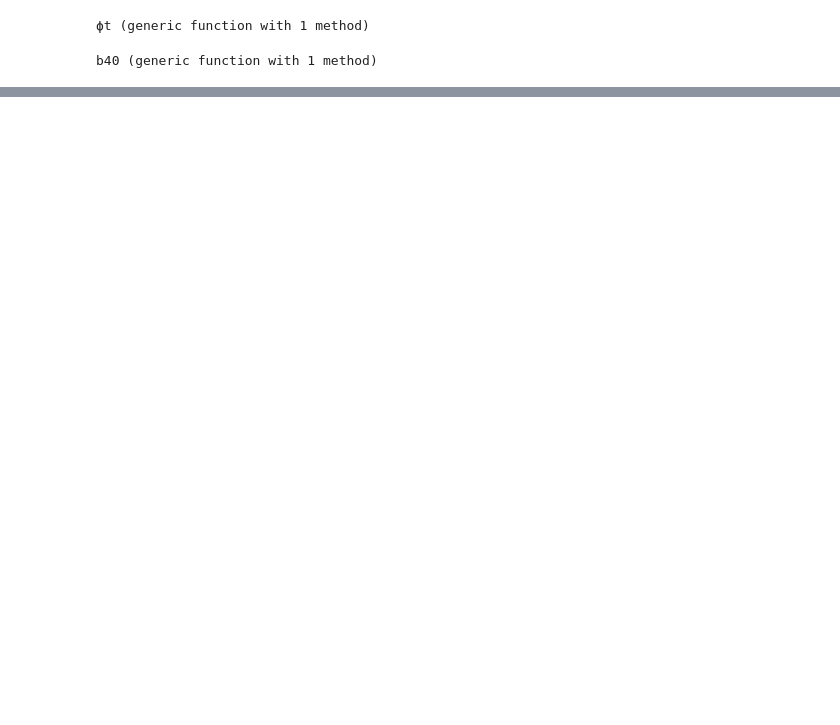
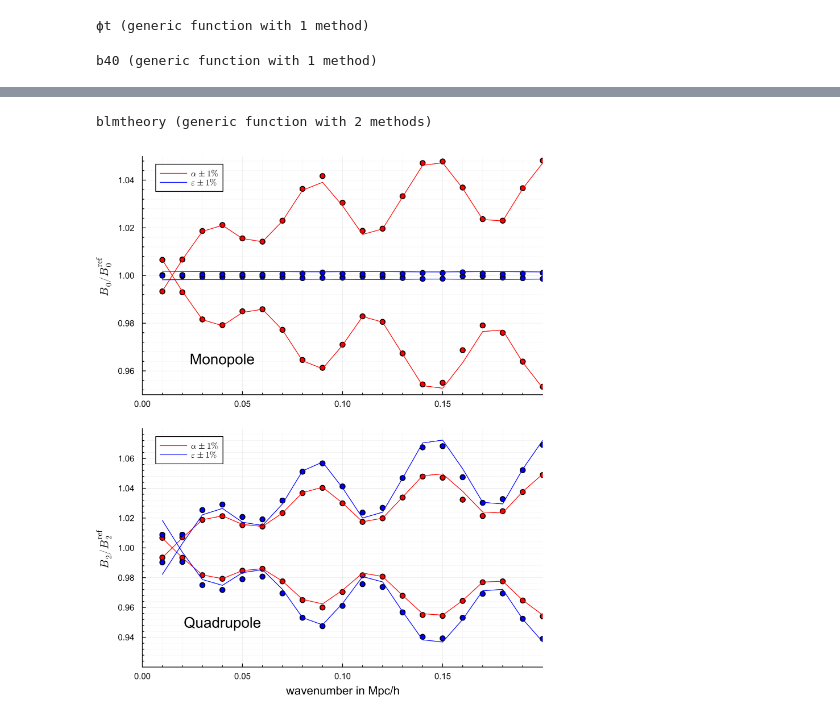
Before and after one commit to ladosamushia/BispectrumAP, a Jupyter notebook: BAOplots.ipynb, the cells around one changed output, grey strips where cells are left out. Cells and saved outputs as stored; diff of their text form; code cells hidden in the pictures; blank space fills up the shorter version.

```diff
--- a/BAOplots.ipynb
+++ b/BAOplots.ipynb
@@ -206,7 +189,7 @@ end
 function k1t(k1, k2, k3, μ, ϕ, αV, ϵ)
     Apar = αV*ϵ
     Aperp = αV/sqrt(ϵ)
-    ν = sqrt(1 - μ^2)
+    μ2, μ3, μ12, μ23, μ31, ν, ν2, ν3, ν12 = solve_triangular_geometry(μ, ϕ, k1, k2, k3)
     k1x = 0
     k1y = k1*ν
     k1z = k1*μ
@@ -215,23 +198,23 @@ end
 function k2t(k1, k2, k3, μ, ϕ, αV, ϵ)
     Apar = αV*ϵ
     Aperp = αV/sqrt(ϵ)
-    μ2, μ3, μ12, μ23, μ31 = solve_triangular_geometry(μ, ϕ, k1, k2, k3)
+    μ2, μ3, μ12, μ23, μ31, ν1, ν2, ν3, ν12 = solve_triangular_geometry(μ, ϕ, k1, k2, k3)
     k2par = μ2*k2
-    k2per = sqrt(1 - μ2^2)*k2
+    k2per = ν2*k2
     return sqrt(k2per^2*Aperp^2 + k2par^2*Apar^2)
 end
 function k3t(k1, k2, k3, μ, ϕ, αV, ϵ)
     Apar = αV*ϵ
     Aperp = αV/sqrt(ϵ)
-    μ2, μ3, μ12, μ23, μ31 = solve_triangular_geometry(μ, ϕ, k1, k2, k3)
+    μ2, μ3, μ12, μ23, μ31, ν1, ν2, ν3, ν12 = solve_triangular_geometry(μ, ϕ, k1, k2, k3)
     k3par = μ3*k3
-    k3per = sqrt(1 - μ3^2)*k3
+    k3per = ν3*k3
     return sqrt(k3per^2*Aperp^2 + k3par^2*Apar^2)
 end
 function μt(k1, k2, k3, μ, ϕ, αV, ϵ)
     Apar = αV*ϵ
     Aperp = αV/sqrt(ϵ)
-    ν = sqrt(1 - μ^2)
+    μ2, μ3, μ12, μ23, μ31, ν, ν2, ν3, ν12 = solve_triangular_geometry(μ, ϕ, k1, k2, k3)
     k1x = 0
     k1y = k1*ν
     k1z = k1*μ
@@ -240,7 +223,6 @@ end
 function ϕt(k1, k2, k3, μ, ϕ, αV, ϵ)
     Apar = αV*ϵ
     Aperp = αV/sqrt(ϵ)
-    ν = sqrt(1 - μ^2)
     return ϕ
 end
 # %% [output]
@@ -498,0 +286,7 @@ cos(π/3)
+# %%
+b00list = zeros(4, Nk);
+b20list = zeros(4, Nk);
+b40list = zeros(4, Nk);
+b00thlist = zeros(4, Nk);
+b20thlist = zeros(4, Nk);
+b40thlist = zeros(4, Nk);
@@ -498,0 +299,30 @@ cos(π/3)
+# %%
+function blmtheory(αV, ϵ, α12, α31)
+    δαV = 1 - αV
+    δϵ = 1 - ϵ
+
+    b0th = B00fid
+    b0th += (dB00k1 + dB00k2 + dB00k3)*δαV
+    b0th += dB20k1/sqrt(5)*δϵ
+    b0th += dB20k2.*(1 + 3*cos(2*α12))/4/sqrt(5)*δϵ
+    b0th += dB20k3.*(1 + 3*cos(2*α31))/4/sqrt(5)*δϵ
+    b0th += B20fid*3/sqrt(5)*δϵ
+
+    b2th = B20fid
+    b2th += (dB20k1 + dB20k2 + dB20k3)*δαV
+    b2th += (dB00k1/sqrt(5) + dB20k1*2/7 + dB40k1*6/7/sqrt(5))*δϵ
+    b2th += (dB00k2/4/sqrt(5) + dB20k2/14 + dB40k2*3/14/sqrt(5))*(1 + 3*cos(2*α12))*δϵ
+    b2th += (dB00k3/4/sqrt(5) + dB20k3/14 + dB40k3*3/14/sqrt(5))*(1 + 3*cos(2*α31))*δϵ
+    #b2th += (B20fid*3/7 + B40fid*6*sqrt(5)/7)*δϵ
+
+    b4th = B40fid
+    b4th += (dB40k1 + dB40k2 + dB40k3)*δαV
+    b4th += (dB20k1*6/7/sqrt(5) + dB40k1*20/77)*δϵ
+    b4th += (dB20k2*3/4/sqrt(5) + dB40k2*5/77)*(1 + 3*cos(2*α12))*δϵ
+    b4th += (dB20k3*3/14/sqrt(5) + dB40k3*5/77)*(1 + 3*cos(2*α31))*δϵ
+    b4th += (B20fid*(-12/7/sqrt(5)) + B40fid*(30/77))*δϵ
+
+    return b0th, b2th, b4th
+end
+# %% [output]
+blmtheory (generic function with 2 methods)
@@ -498,0 +333,30 @@ cos(π/3)
+# %%
+scatter(kgrid, b00list[1,:]./B00fid, label=:none, color=:red, layout=(2,1), size=(650, 800), dpi=300, subplot=1)
+scatter!(kgrid, b00list[2,:]./B00fid, label=:none, color=:red, subplot=1)
+scatter!(kgrid, b00list[3,:]./B00fid, label=:none, color=:blue, subplot=1)
+scatter!(kgrid, b00list[4,:]./B00fid, label=:none, color=:blue, subplot=1)
+
+plot!(kgrid, b00thlist[1,:]./B00fid, label=:none, color=:red, subplot=1)
+plot!(kgrid, b00thlist[2,:]./B00fid, label=L"\alpha \pm 1\%", color=:red, subplot=1)
+plot!(kgrid, b00thlist[3,:]./B00fid, label=:none, color=:blue, subplot=1)
+plot!(kgrid, b00thlist[4,:]./B00fid, label=L"\epsilon \pm 1\%", color=:blue, subplot=1, legend=:topleft)
+
+scatter!(kgrid, B20fid./b20list[1,:], label=:none, color=:red, subplot=2)
+scatter!(kgrid, B20fid./b20list[2,:], label=:none, color=:red, subplot=2)
+scatter!(kgrid, B20fid./b20list[3,:], label=:none, color=:blue, subplot=2)
+scatter!(kgrid, B20fid./b20list[4,:], label=:none, color=:blue, subplot=2)
+
+plot!(kgrid, B20fid./b20thlist[1,:], label=:none, color=:red, subplot=2)
+plot!(kgrid, B20fid./b20thlist[2,:], label=L"\alpha \pm 1\%", color=:red, subplot=2)
+plot!(kgrid, B20fid./b20thlist[3,:], label=:none, color=:blue, subplot=2)
+plot!(kgrid, B20fid./b20thlist[4,:], label=L"\epsilon \pm 1\%", color=:blue, subplot=2, legend=:topleft)
+
+plot!(xlabel="wavenumber in Mpc/h", ylabel=L"B_2/B^\mathrm{ref}_2", subplot=2)
+plot!(ylabel=L"B_0/B^\mathrm{ref}_0", subplot=1)
+plot!(xrange=(0,0.20), yrange=(0.95,1.05),grid=true,fontfamily="Arial",minorticks=:true,minorgrid=true, subplot=1)
+plot!(xrange=(0,0.20), yrange=(0.92,1.08), yticks=([0.94, 0.96, 0.98, 1.00, 1.02, 1.04, 1.06]), grid=true,fontfamily="Arial",minorticks=:true,minorgrid=true, subplot=2)
+annotate!(0.04, 0.965, "Monopole", fontfamily="Arial", subplot=1)
+annotate!(0.04, 0.95, "Quadrupole", fontfamily="Arial", subplot=2)
+#savefig("Bap.png")
+# %% [output]
+[figure, added]
```
Also changed, not shown: parts of 22 cells of this notebook, 1 other file.
